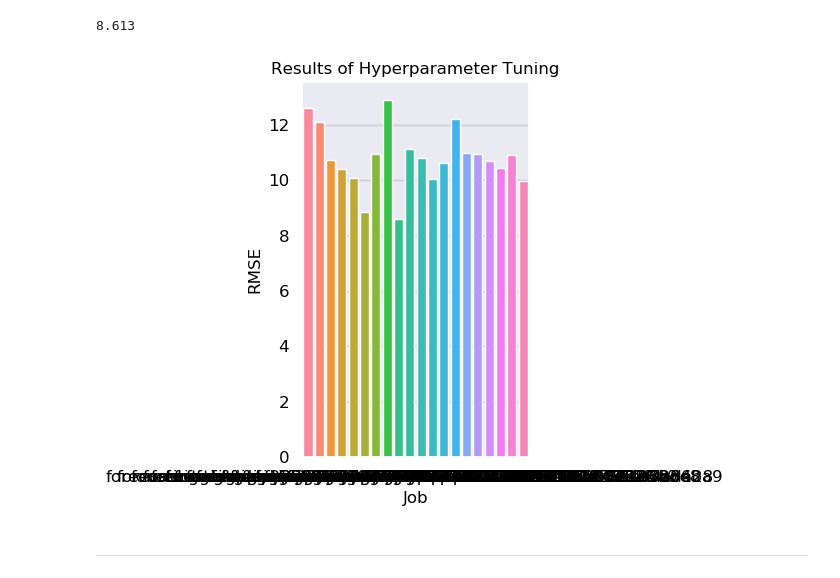
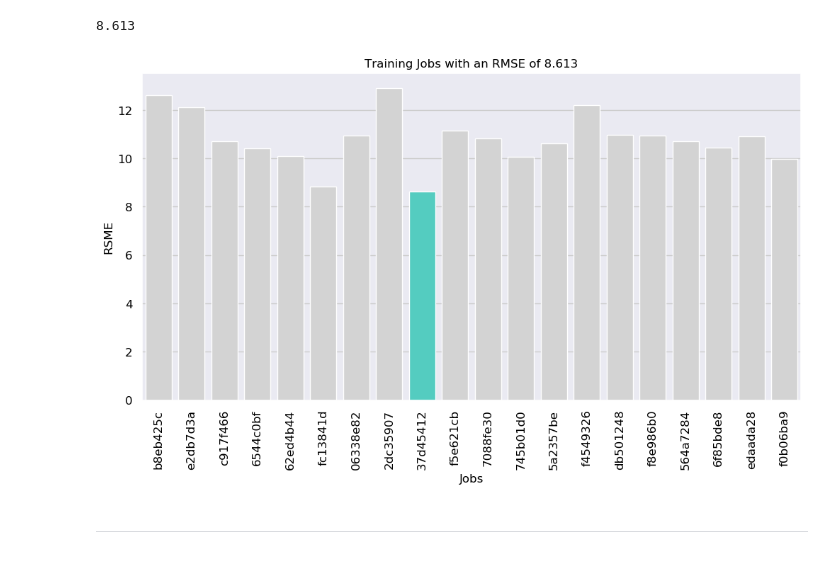
Before and after one commit to zalvatore/Predicting_Police_Activity, a Jupyter notebook: 3_Calls_ DeepAR.ipynb, the cells around one changed output. Drawn from its saved outputs; the diff is of its cells as text; code cells hidden in the pictures.

```diff
--- a/3_Calls_ DeepAR.ipynb
+++ b/3_Calls_ DeepAR.ipynb
@@ -143,6 +142,17 @@ class DeepARPredictor(sagemaker.predictor.RealTimePredictor):
                 )
             )
         return list_of_df
+# %%
+def set_custom_palette(series, max_color = 'turquoise', other_color = 'lightgrey'):
+    lowest_value = series.min()
+    pal = []
+
+    for item in series:
+        if item == lowest_value:
+            pal.append(max_color)
+        else:
+            pal.append(other_color)
+    return pal
 # %% [markdown]
 ***
 # %% [markdown]
@@ -500,6 +509,9 @@ tuning_job_name = tuner.latest_tuning_job.job_name
 tuning_job_name
 # %% [output]
 'forecasting-deepar-230407-1530'
+# %%
+#Hard code to not ReRun
+tuning_job_name = 'forecasting-deepar-230407-1530'
 # %%
 from IPython.core.display import display, HTML
 
@@ -557,6 +569,8 @@ df_results.sort_values("FinalObjectiveValue", ascending=1).head(1)
 
    TrainingElapsedTimeSeconds
 8                       338.0
+# %%
+df_results['ShortJob'] = df_results['TrainingJobName'] .str.split('-').str[-1]
 # %%
 best_job= df_results.sort_values("FinalObjectiveValue", ascending=1).head(1)['TrainingJobName'].values[0]
 best_job
@@ -568,15 +582,22 @@ RMSE = round(RMSE,3)
 RMSE
 # %% [output]
 8.613
-# %%
-barplot = sns.barplot(y="FinalObjectiveValue", x="TrainingJobName", data=df_results, saturation=1)
-plt.title("Results of Hyperparameter Tuning")
-plt.xlabel("Job")
-plt.ylabel("RMSE")
-plt.tight_layout()
-plt.show(barplot)
-# %% [output]
-[figure, removed]
+# %%
+plt.figure(figsize=(12,6))
+ax = sns.barplot(x = 'ShortJob',
+                 y = 'FinalObjectiveValue',
+            data=df_results,
+            palette=set_custom_palette(df_results['FinalObjectiveValue']))
+ax.set_title('Training Jobs with an RMSE of '+ str(RMSE))
+ax.set_xticklabels(ax.get_xticklabels(), rotation=90)
+ax.set(xlabel='Jobs',
+       ylabel= 'RSME');
+filename = 'Training _Jobs_RSME.png'
+path = 'Images/' + filename
+plt.savefig(path)
+plt.show()
+# %% [output]
+[figure, added]
 # %% [markdown]
 ***
 # %% [markdown]
```
Also changed, not shown: parts of 3 cells of this notebook, 1 other file.
